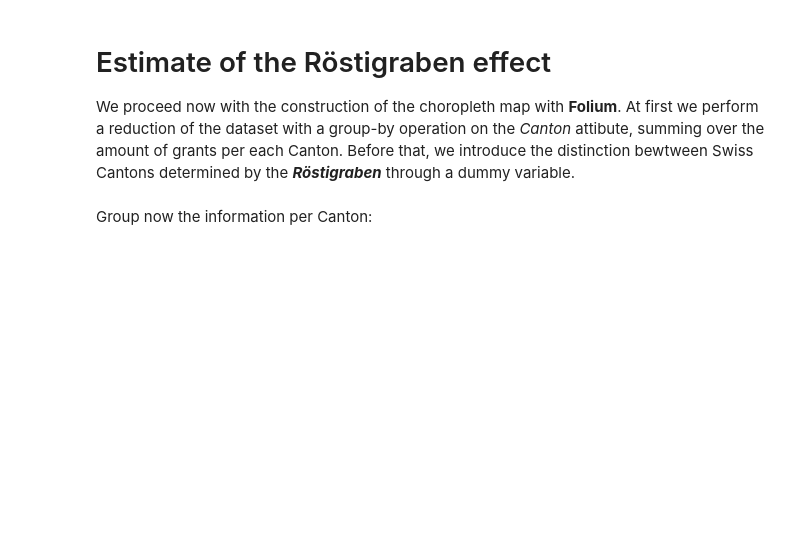
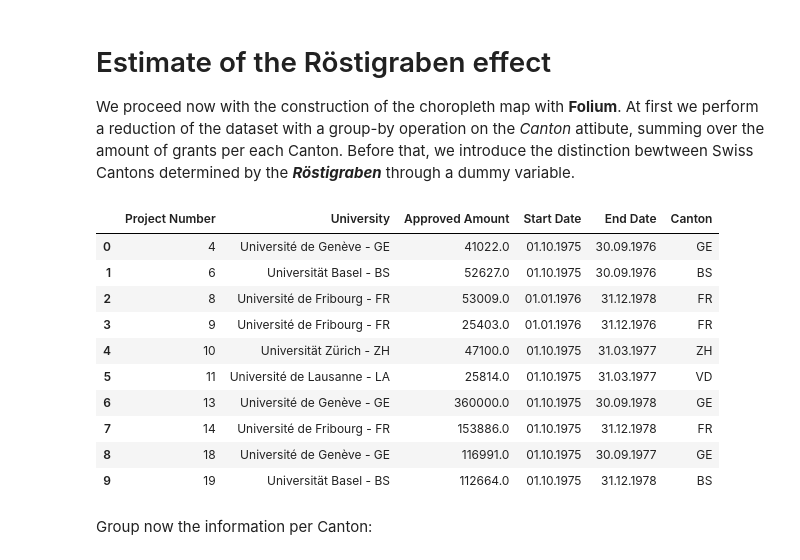
Before and after one commit to Bondzio/ADA_hw2016, a Jupyter notebook: 03 - Interactive Viz/InteractiveVisualization.ipynb, the cells around one changed output. Cells and saved outputs as stored; diff of their text form; code cells hidden in the pictures; blank space fills up the shorter version.

```diff
--- a/03 - Interactive Viz/InteractiveVisualization.ipynb
+++ b/03 - Interactive Viz/InteractiveVisualization.ipynb
@@ -394,6 +394,20 @@ We proceed now with the construction of the choropleth map with **Folium**. At f
 # %%
 import pandas as pd
 data = pd.read_excel('Filtered.xlsx')
+# %%
+data.head(10)
+# %% [output]
+|  | Project Number | University | Approved Amount | Start Date | End Date | Canton |
+| 0 | 4 | Université de Genève - GE | 41022.0 | 01.10.1975 | 30.09.1976 | GE |
+| 1 | 6 | Universität Basel - BS | 52627.0 | 01.10.1975 | 30.09.1976 | BS |
+| 2 | 8 | Université de Fribourg - FR | 53009.0 | 01.01.1976 | 31.12.1978 | FR |
+| 3 | 9 | Université de Fribourg - FR | 25403.0 | 01.01.1976 | 31.12.1976 | FR |
+| 4 | 10 | Universität Zürich - ZH | 47100.0 | 01.10.1975 | 31.03.1977 | ZH |
+| 5 | 11 | Université de Lausanne - LA | 25814.0 | 01.10.1975 | 31.03.1977 | VD |
+| 6 | 13 | Université de Genève - GE | 360000.0 | 01.10.1975 | 30.09.1978 | GE |
+| 7 | 14 | Université de Fribourg - FR | 153886.0 | 01.10.1975 | 31.12.1978 | FR |
+| 8 | 18 | Université de Genève - GE | 116991.0 | 01.10.1975 | 30.09.1977 | GE |
+| 9 | 19 | Universität Basel - BS | 112664.0 | 01.10.1975 | 31.12.1978 | BS |
 # %% [markdown]
 Group now the information per Canton:
 # %%
```
Also changed, not shown: parts of 10 cells of this notebook.
